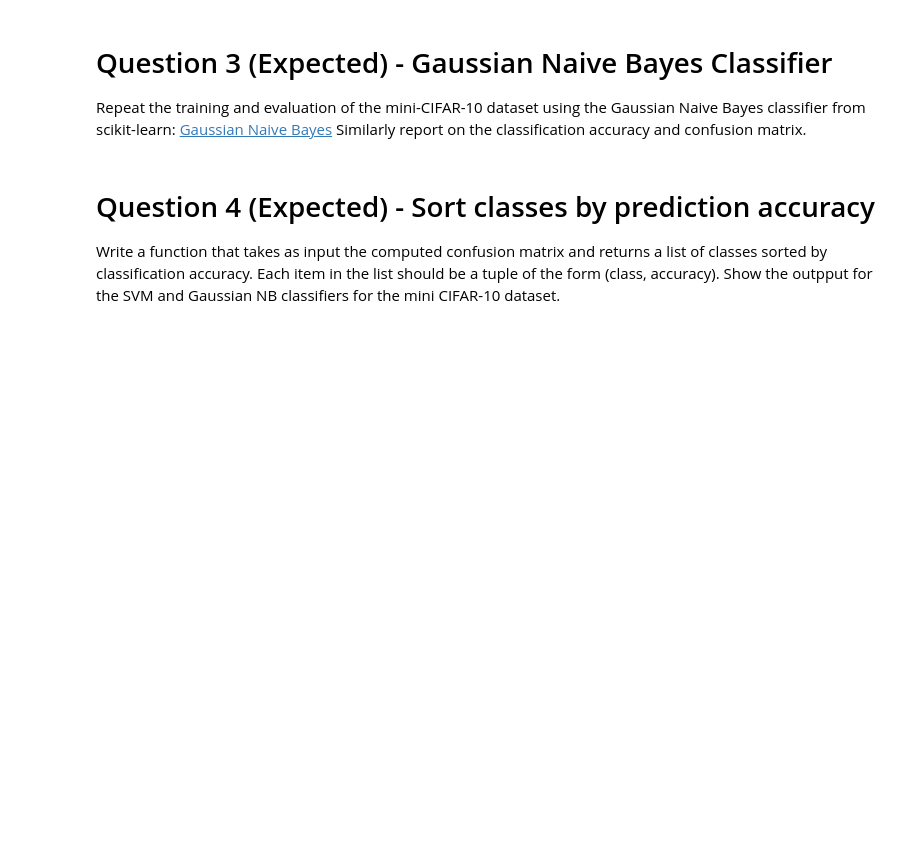
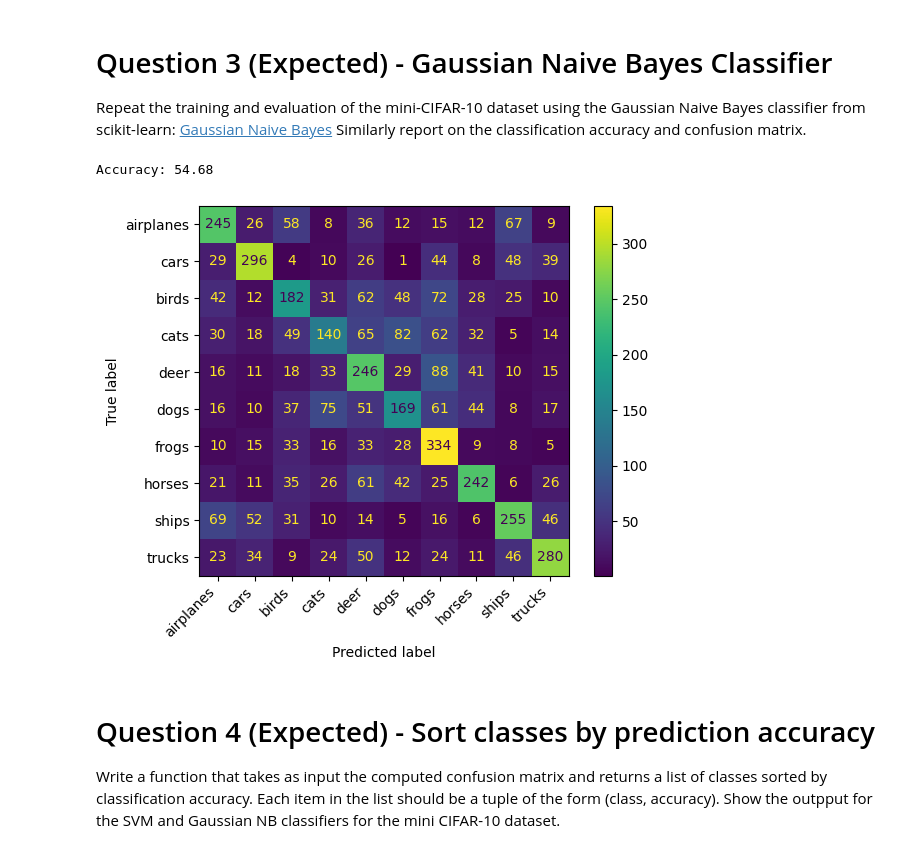
Before and after one commit to alexwholland/CSC-421, a Jupyter notebook: Assignment 4/csc421_Fall_2023_assignment4.ipynb, the cells around one changed output. Drawn from its saved outputs; the diff is of its cells as text; code cells hidden in the pictures; blank space fills up the shorter version.

```diff
--- a/Assignment 4/csc421_Fall_2023_assignment4.ipynb
+++ b/Assignment 4/csc421_Fall_2023_assignment4.ipynb
@@ -113,17 +113,17 @@ y_test = testset.targets
 
 from sklearn.decomposition import PCA
 pca = PCA(0.8)
-Xtrain_pca = pca.fit_transform(Xtrain_hog)
-Xtest_pca = pca.transform(Xtest_hog)
-print(Xtrain_pca.shape)
-print(Xtest_pca.shape)
+X_train_pca = pca.fit_transform(Xtrain_hog)
+X_test_pca = pca.transform(Xtest_hog)
+print(X_train_pca.shape)
+print(X_test_pca.shape)
 
 # Train SVM classifier
 svm_clf = svm.SVC(C=10, cache_size=5000)
-svm_clf.fit(Xtrain_pca, y_train)
+svm_clf.fit(X_train_pca, y_train)
 
 # Make predictions on the test set
-y_test_predict = svm_clf.predict(Xtest_pca)
+y_test_predict = svm_clf.predict(X_test_pca)
 
 # Print accuracy
 accuracy = accuracy_score(y_test, y_test_predict)
@@ -154,3 +152,22 @@ Similarly report on the classification accuracy and confusion matrix.
+# %%
+# YOUR CODE GOES HERE
+from sklearn.naive_bayes import GaussianNB
+
+gnb = GaussianNB()
+gnb.fit(X_train_pca, y_train)
+
+ytest_predict  = gnb.predict(X_test_pca)
+
+print(f"Accuracy: {accuracy_score(y_test, y_test_predict) * 100:.2f}")
+
+cm = confusion_matrix(y_test, ytest_predict)
+disp = ConfusionMatrixDisplay(cm, display_labels=['airplanes', 'cars', 'birds', 'cats', 'deer', 'dogs', 'frogs', 'horses', 'ships', 'trucks'])
+disp.plot()
+plt.xticks(rotation=45, ha='right')
+plt.show()
+# %% [output]
+Accuracy: 54.68
+[figure, added]
 # %% [markdown]
  # Question 4 (Expected) - Sort classes by prediction accuracy
 
```
Also changed, not shown: parts of 1 cell of this notebook.
